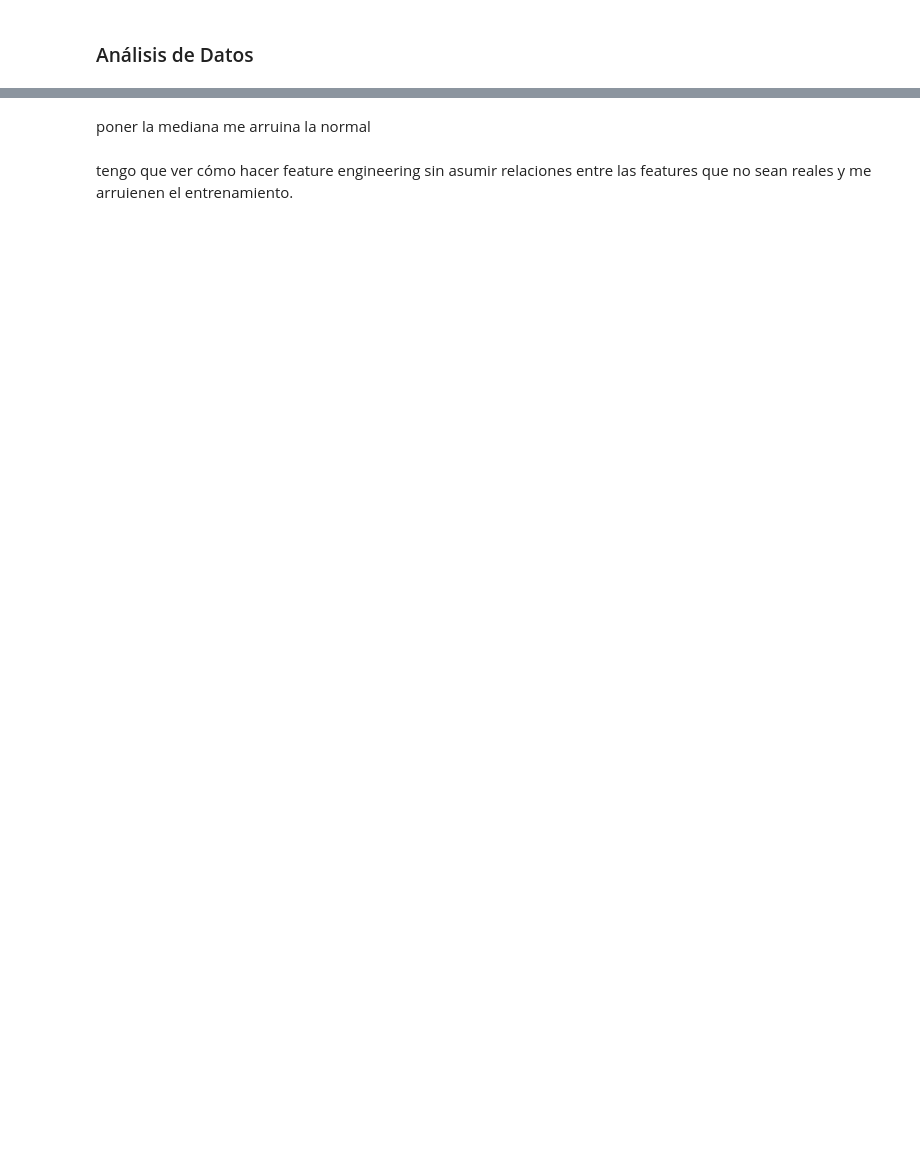
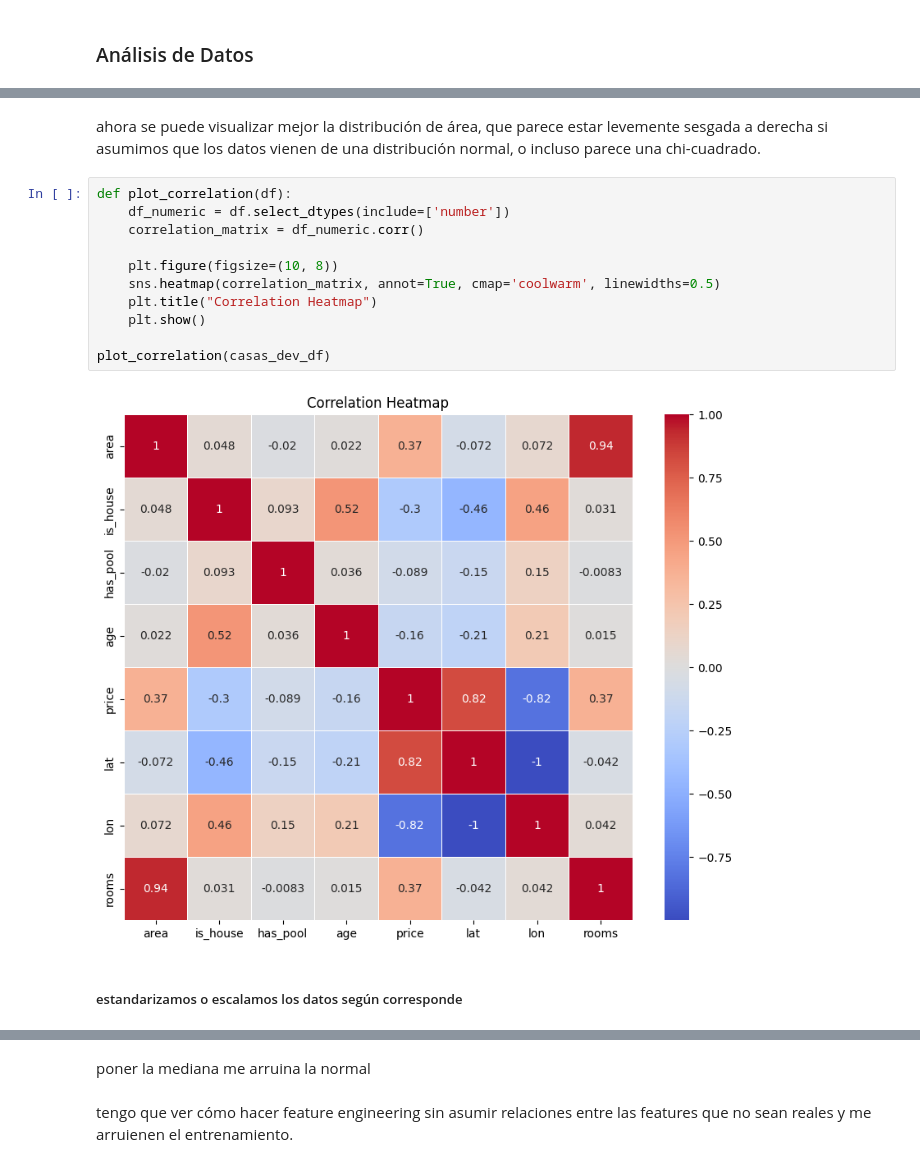
Before and after one commit to anatissera/Machine-Learning-Deep-Learning, a Jupyter notebook: Tissera_AnaPaula_TP1/Análisis_de_datos.ipynb, the cells around one changed output, grey strips where cells are left out. Drawn from its saved outputs; the diff is of its cells as text; blank space fills up the shorter version.

```diff
--- a/Tissera_AnaPaula_TP1/Análisis_de_datos.ipynb
+++ b/Tissera_AnaPaula_TP1/Análisis_de_datos.ipynb
@@ -329,0 +140,17 @@ max     20.000000    5.000000
+# %% [markdown]
+ahora se puede visualizar mejor la distribución de área, que parece estar levemente sesgada a derecha si asumimos que los datos vienen de una distribución normal, o incluso parece una chi-cuadrado.
+# %%
+def plot_correlation(df):
+    df_numeric = df.select_dtypes(include=['number'])
+    correlation_matrix = df_numeric.corr()
+
+    plt.figure(figsize=(10, 8))
+    sns.heatmap(correlation_matrix, annot=True, cmap='coolwarm', linewidths=0.5)
+    plt.title("Correlation Heatmap")
+    plt.show()
+
+plot_correlation(casas_dev_df)
+# %% [output]
+[figure, added]
+# %% [markdown]
+##### estandarizamos o escalamos los datos según corresponde
```
Also changed, not shown: parts of 45 cells of this notebook, 2 other files.
